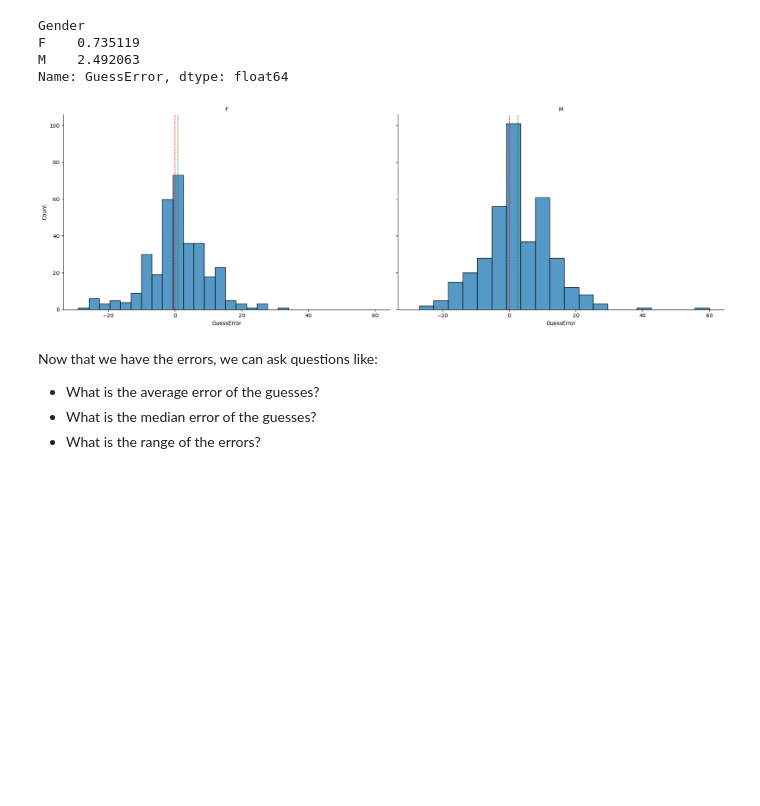
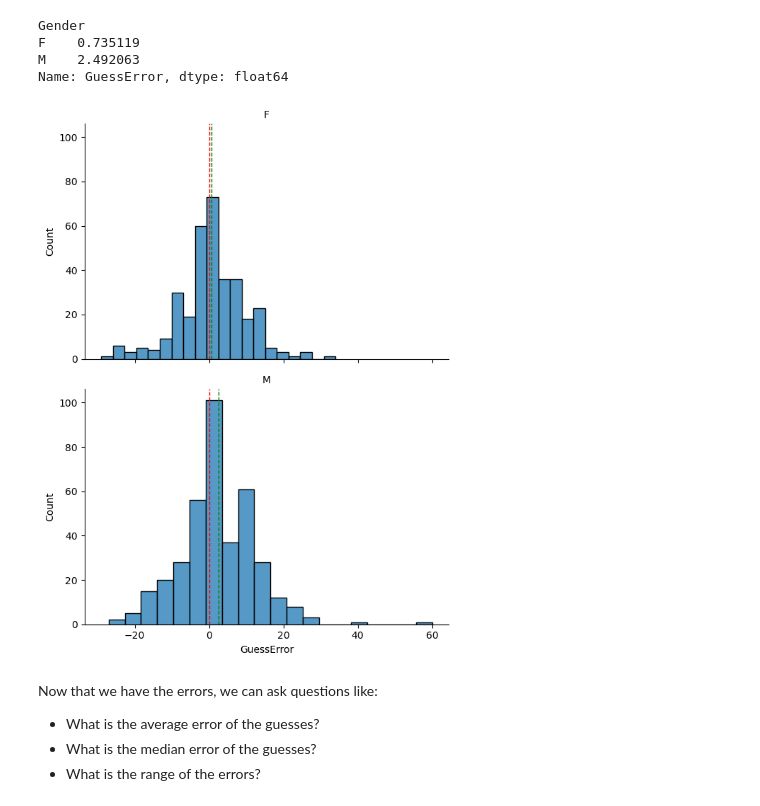
Before and after one commit to febse/stat2024, a Jupyter notebook: 02-Descriptive-Statistics.ipynb, the cells around one changed output. Saved outputs shown, nothing was run; the diff lists cells and outputs as text; code cells hidden in the pictures; blank space fills up the shorter version.

```diff
--- a/02-Descriptive-Statistics.ipynb
+++ b/02-Descriptive-Statistics.ipynb
@@ -173,9 +203 @@ Create a new column in the dataset `dt` called `GD` (short for guess duration) t
 :::
-# %%
-# Write your code here
-
-dt["GD"] = dt["TimeEnd"] - dt["TimeStart"]
-dt["GD"].quantile([0.25, 0.5, 0.75])
-dt["GD"].describe()
-
-sns.boxplot(data=dt, x="GD")
@@ -237,29 +248,31 @@ F    0.735119
 M    2.492063
 Name: GuessError, dtype: float64
 # %%
+#| echo: false
+
 # NOTE: ignore this code for now, it's just for visualization
 
 # Create a FacetGrid object
-g = sns.FacetGrid(dt, col="Gender", height=6, aspect=1.5, )
+g = sns.FacetGrid(dt, col="Gender", height=4, aspect=1.5, col_wrap=1)
 
 # Map the sns.histplot function to the grid
 g.map(sns.histplot, "GuessError", bins=20)
 g.map(plt.axvline, x=0, color='r', linestyle='--', linewidth=1)
 
 def plot_mean(data, **kwargs):
     plt.axvline(x=data.mean(), color='g', linestyle='--', linewidth=1)
 
 g.map(plot_mean, "GuessError")
 # Set titles
 g.set_titles(col_template="{col_name}")
 
 # Adjust layout
 plt.tight_layout()
 
 # Show the plot
 plt.show()
 # %% [output]
-[figure, old version]
+[figure, new version]
 # %% [markdown]
 Now that we have the errors, we can ask questions like:
 
```
Also changed, not shown: parts of 28 cells of this notebook, 1 other file.
